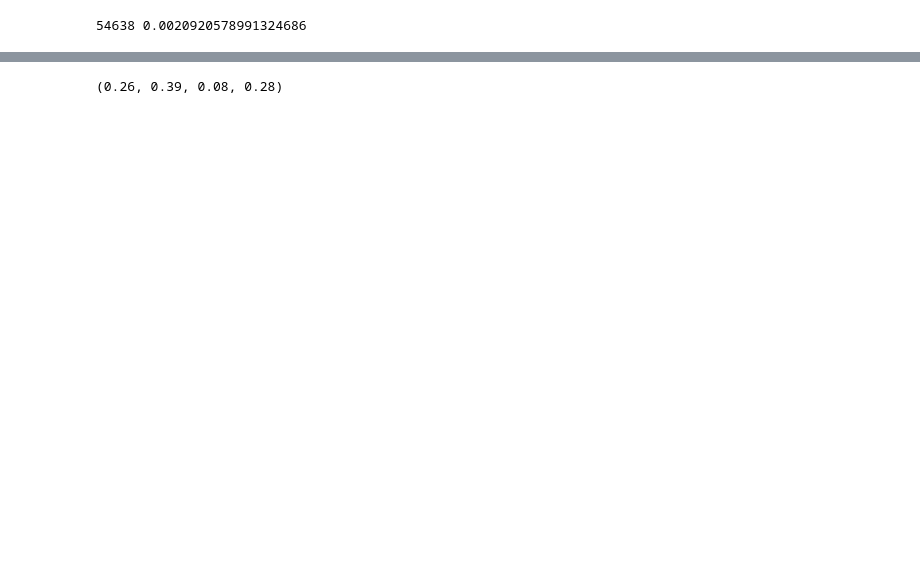
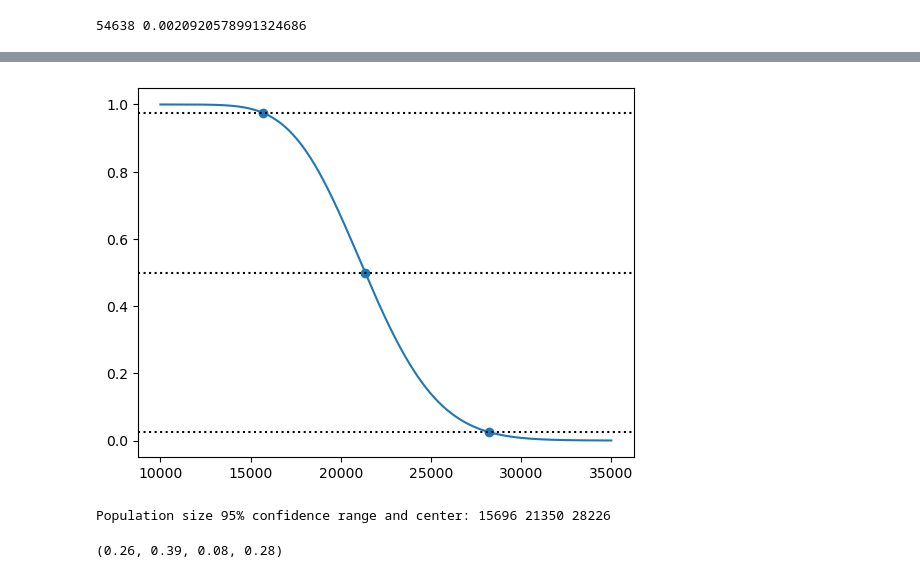
Before and after one commit to Gerenjie/Survey-Debiasing, a Jupyter notebook: Bias Application and Multivariate Statistics.ipynb, the cells around one changed output, grey strips where cells are left out. Saved outputs shown, nothing was run; the diff lists cells and outputs as text; code cells hidden in the pictures; blank space fills up the shorter version.

```diff
--- a/Bias Application and Multivariate Statistics.ipynb
+++ b/Bias Application and Multivariate Statistics.ipynb
@@ -58,5 +66,5 @@ print(np.sum(literature_discovery_mask), literature_p)
 # %%
-xs = np.arange(5000, 40000)
+%%time
+xs = np.arange(10000, 35000)
 ps = np.array([scipy.stats.binom(x, literature_p).cdf(n_debiased_discoveries) for x in xs])
-round(min(xs[(ps < 0.975)])), round(max(xs[0.5 < ps])), round(max(xs[(0.025 < ps)]))
 # %% [output]
@@ -64,3 +73,16 @@ round(min(xs[(ps < 0.975)])), round(max(xs[0.5 < ps])), round(max(xs[(0.025 < ps
+# %%
+p_975, p_5, p_025 = round(min(xs[(ps < 0.975)])), round(max(xs[0.5 < ps])), round(max(xs[(0.025 < ps)]))
+
+plt.plot(xs, ps)
+plt.axhline(0.025, ls=':', c='black')
+plt.axhline(0.5, ls=':', c='black')
+plt.axhline(0.975, ls=':', c='black')
+plt.scatter([p_025, p_5, p_975], [0.025, 0.5, 0.975])
+plt.show()
+print(f'Population size 95% confidence range and center:', p_975, p_5, p_025)
+# %% [output]
+[figure, added]
+Population size 95% confidence range and center: 15696 21350 28226
 # %%
 a_result = scipy.stats.kstest(literature_predicted_a, centaur_a)
 e_result = scipy.stats.kstest(literature_predicted_e, centaur_e)
```
Also changed, not shown: parts of 16 cells of this notebook.
